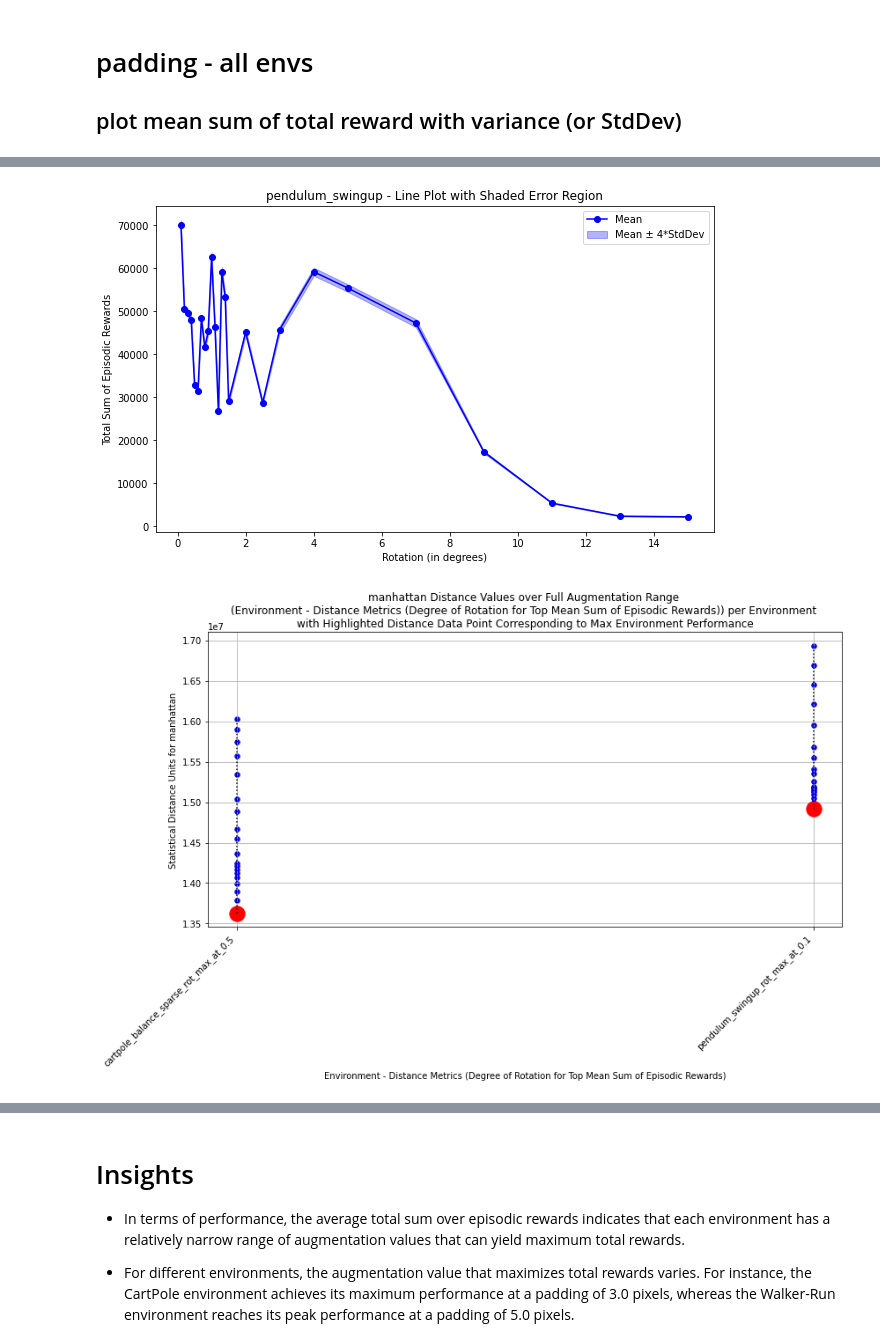
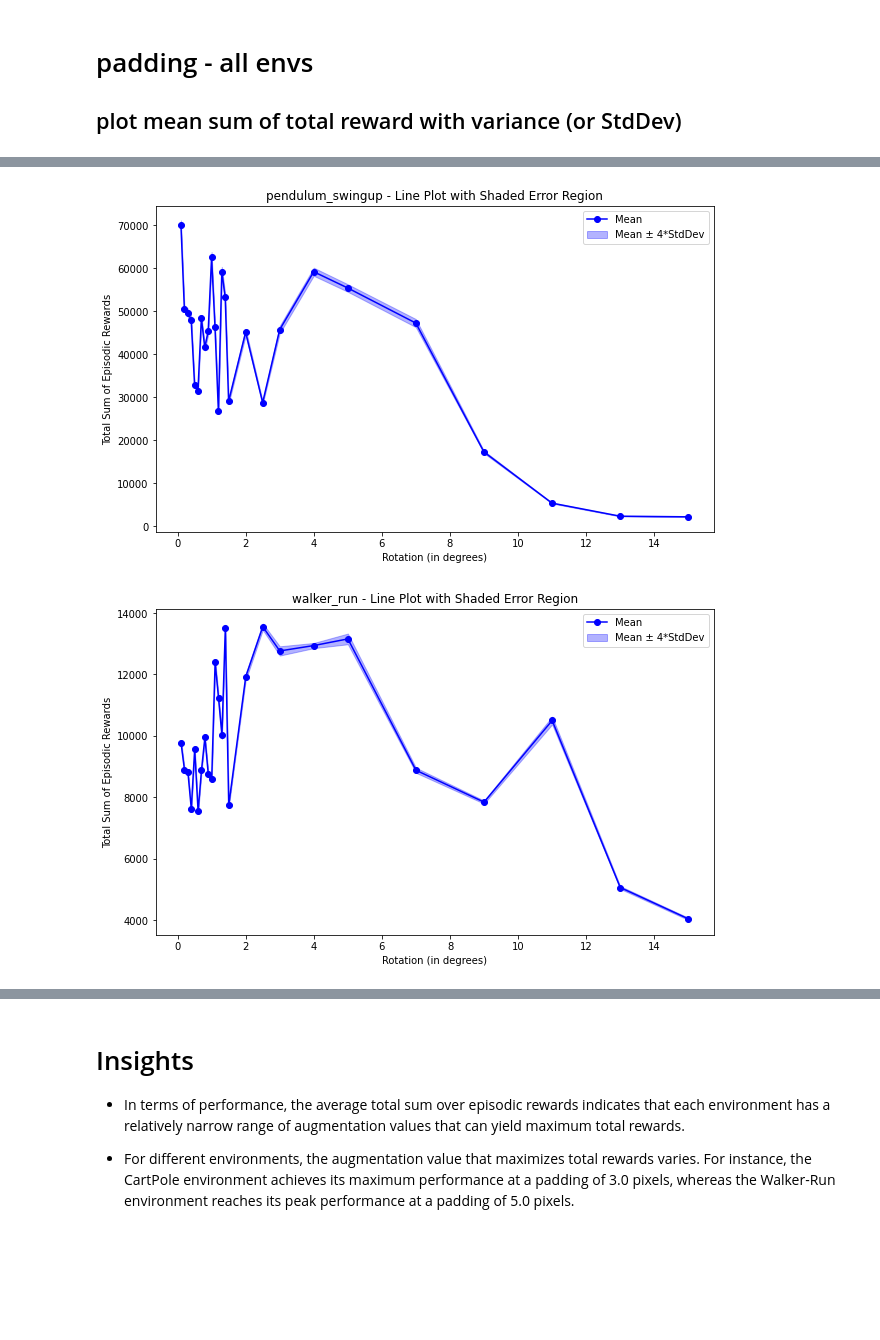
Before and after one commit to vBarbaros/smart-rl, a Jupyter notebook: notebooks/001_AUGMENT_ALL_STATS_ENVS_ALL_IN_ONE.ipynb, the cells around one changed output, grey strips where cells are left out. Drawn from its saved outputs; the diff is of its cells as text; code cells hidden in the pictures; blank space fills up the shorter version.

```diff
--- a/notebooks/001_AUGMENT_ALL_STATS_ENVS_ALL_IN_ONE.ipynb
+++ b/notebooks/001_AUGMENT_ALL_STATS_ENVS_ALL_IN_ONE.ipynb
@@ -118,32 +116,32 @@ stats_column_names = [
         "chebyshev",
         "cosine_dist",
         "bhattacharyya"
 ]
 
 env_names = [
     'cartpole_balance_sparse',
 #     'finger_turn_hard',
     'pendulum_swingup',
 #     'quadruped_run',
 #     'reacher_hard',
-#     'walker_run'
+    'walker_run'
 ]
 
 
 for env_name in env_names:
     DICTS_ALL_STATS[env_name] = {}
     MAX_TOP_FIVE = proc.process_and_analyze_data(EXP_TYPE, env_name, EXP_NAME, LIST_VALS, column_name,
                                                  XLABEL_STATS_AUG, USE_VARIANCE, TIMES_STDDEV, DICTS_ALL_STATS,
                                                 show=plot_performance)
     proc.process_and_generate_aug_stats(EXP_TYPE, env_name, EXP_NAME, LIST_VALS, MAX_TOP_FIVE, stats_column_names,
                                         STATS_DATA, MAX_INDICES)
 
 
 
 XLABEL_STATS = 'Environment - Distance Metrics (Degree of Rotation for Top Mean Sum of Episodic Rewards)'
 proc.plot_statistical_distance_metrics(
     STATS_DATA, MAX_INDICES, stats_column_names, XLABEL_STATS, show=plot_stats_dists)
 # %% [output]
 [figure]
 [figure]
-[figure, old version]
+[figure, new version]
```
Also changed, not shown: parts of 3 cells of this notebook, 3 other files.
